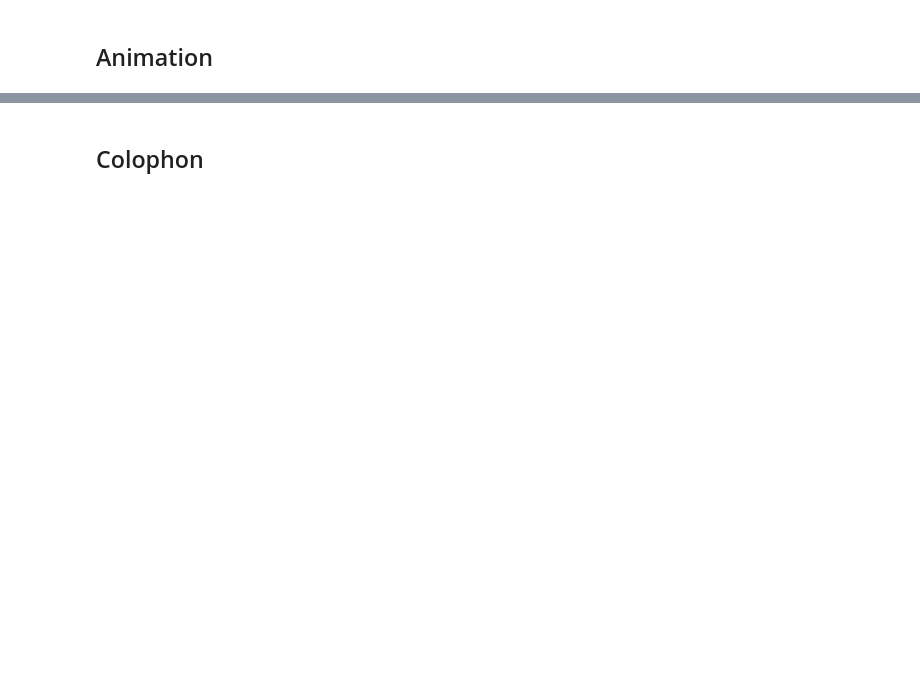
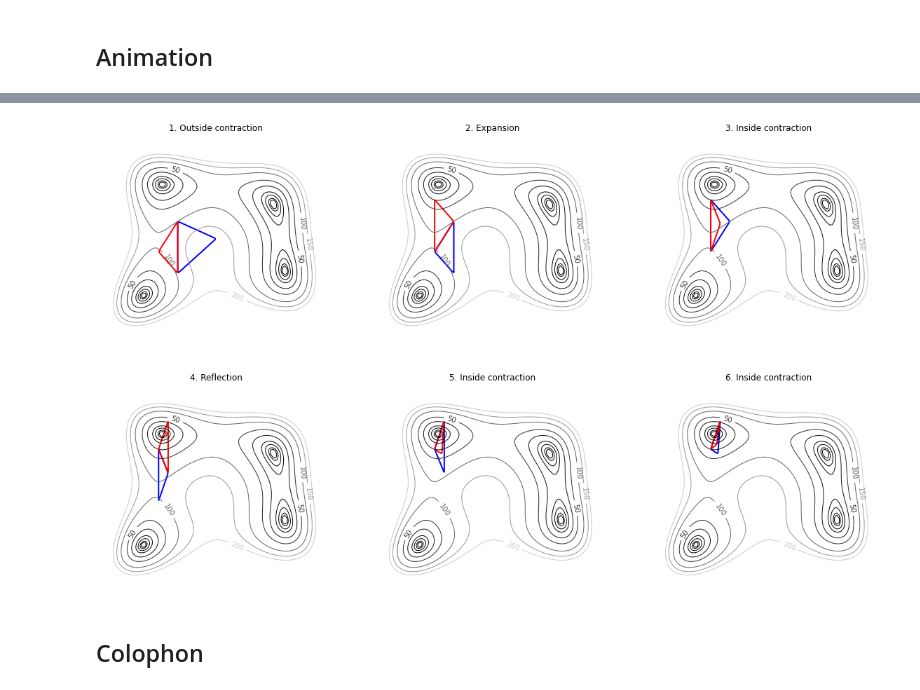
Before and after one commit to jvkersch/notebooks, a Jupyter notebook: NelderMead.ipynb, the cells around one changed output, grey strips where cells are left out. Saved outputs shown, nothing was run; the diff lists cells and outputs as text; code cells hidden in the pictures; blank space fills up the shorter version.

```diff
--- a/NelderMead.ipynb
+++ b/NelderMead.ipynb
@@ -317,3 +324,22 @@ HTML(animation.to_html5_video())
 [interactive output not drawn]
 # %%
 animation.save("nelder-mead.mp4", dpi=200)
+# %%
+fig, axes = plt.subplots(nrows=2, ncols=3, figsize=(20, 12))
+
+def add_patch(ax, simplex, color):
+    s = RoundedPolygon(simplex, pad=0.1, fill=False, ec=color, lw=2)
+    ax.add_patch(s)
+
+for n, (ax, (old_simplex, new_simplex, transition)) in enumerate(zip(axes.flatten(), data), start=1):
+    ax.set_axis_off()
+    cs = ax.contour(X, Y, f, levels=levels, cmap="gray", linewidths=1)
+    ax.clabel(cs, cs.levels[cs.levels > 25], inline=True, fontsize=10)
+
+
+    ax.set_title(f"{n}. {transition.capitalize()}")
+
+    add_patch(ax, old_simplex, "blue")
+    add_patch(ax, new_simplex, "red")
+# %% [output]
+[figure, added]
```
Also changed, not shown: parts of 20 cells of this notebook.
